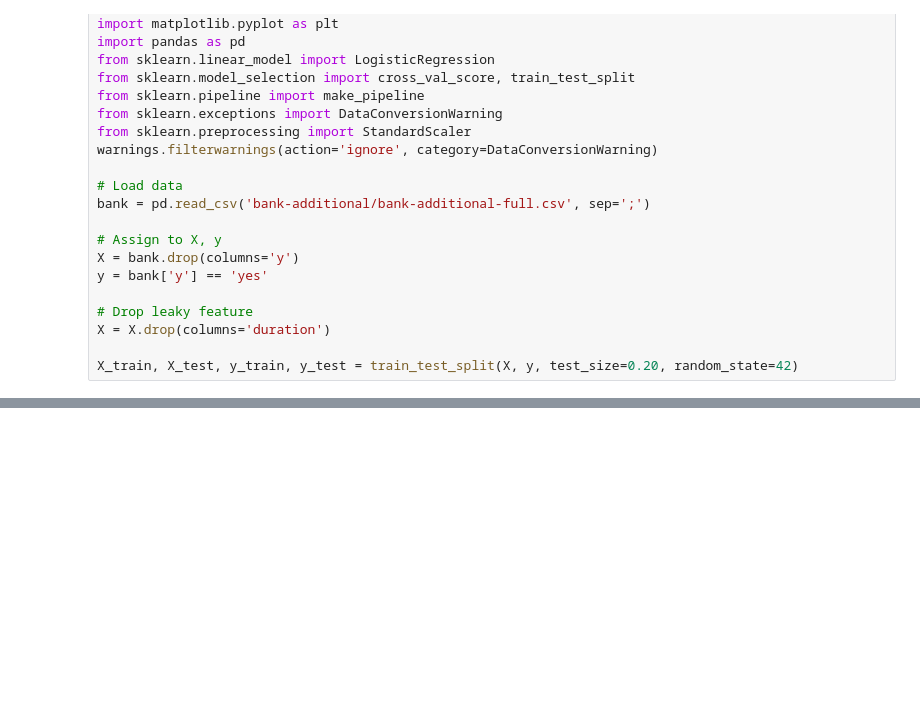
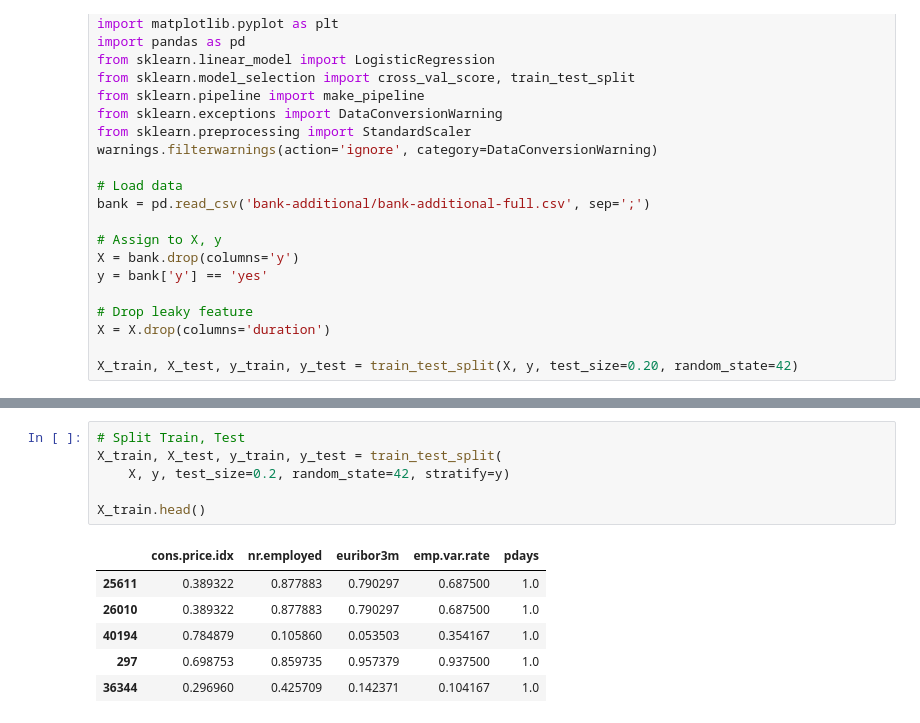
Before and after one commit to LambdaSchool/DS-Unit-2-Sprint-3-Classification-Validation, a Jupyter notebook: module4-rf-gb/LS_DS_234_Random_Forests_Gradient_Boosting.ipynb, the cells around one changed output, grey strips where cells are left out. Drawn from its saved outputs; the diff is of its cells as text; blank space fills up the shorter version.

```diff
--- a/module4-rf-gb/LS_DS_234_Random_Forests_Gradient_Boosting.ipynb
+++ b/module4-rf-gb/LS_DS_234_Random_Forests_Gradient_Boosting.ipynb
@@ -527,0 +528,13 @@ X_train, X_test, y_train, y_test = train_test_split(X, y, test_size=0.20, random
+# %%
+# Split Train, Test
+X_train, X_test, y_train, y_test = train_test_split(
+    X, y, test_size=0.2, random_state=42, stratify=y)
+
+X_train.head()
+# %% [output]
+|  | cons.price.idx | nr.employed | euribor3m | emp.var.rate | pdays |
+| 25611 | 0.389322 | 0.877883 | 0.790297 | 0.687500 | 1.0 |
+| 26010 | 0.389322 | 0.877883 | 0.790297 | 0.687500 | 1.0 |
+| 40194 | 0.784879 | 0.105860 | 0.053503 | 0.354167 | 1.0 |
+| 297 | 0.698753 | 0.859735 | 0.957379 | 0.937500 | 1.0 |
+| 36344 | 0.296960 | 0.425709 | 0.142371 | 0.104167 | 1.0 |
```
Also changed, not shown: parts of 9 cells of this notebook.
